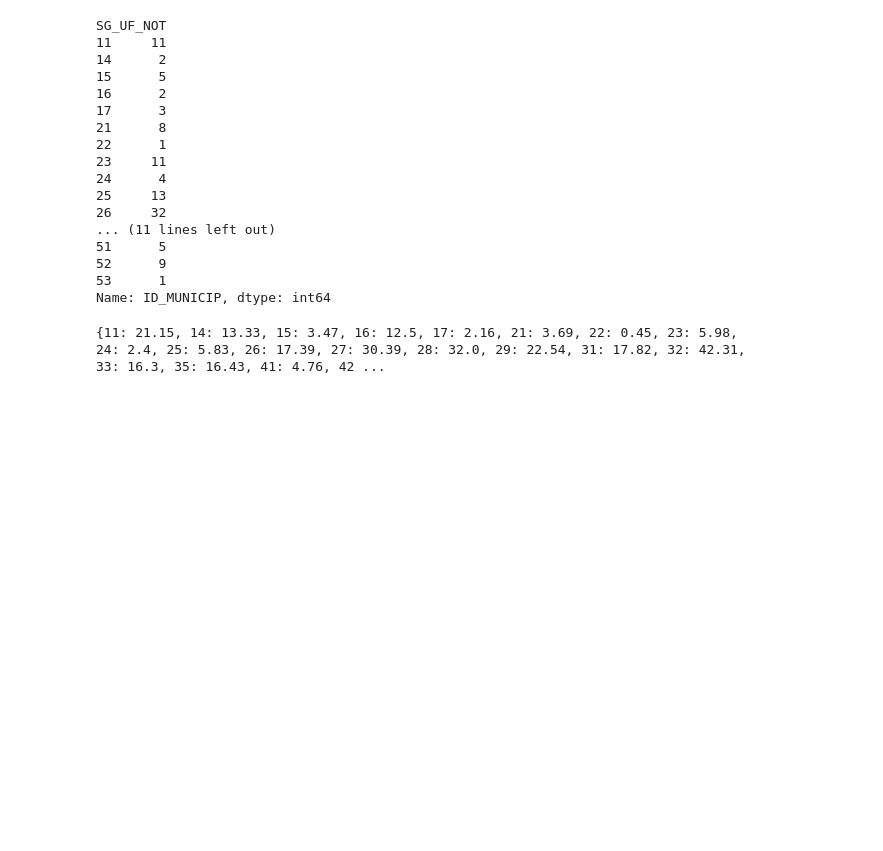
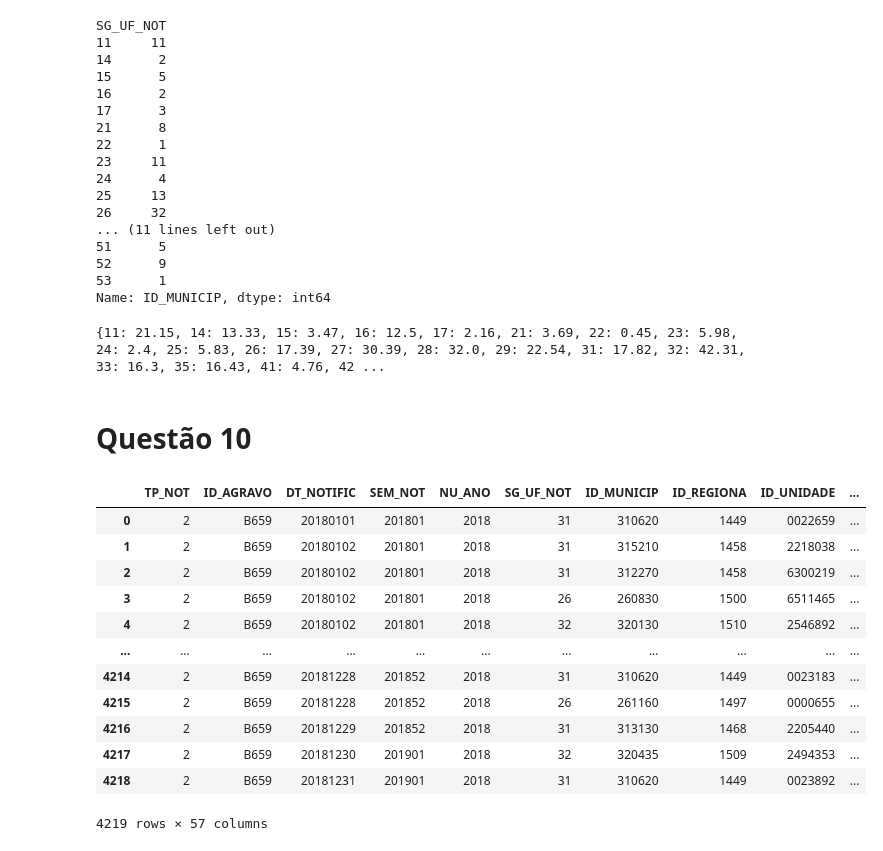
Before and after one commit to kauanmaf/Kauan_e_Pedro_A2_IC, a Jupyter notebook: questoes_pedro.ipynb, the cells around one changed output. Drawn from its saved outputs; the diff is of its cells as text; code cells hidden in the pictures; blank space fills up the shorter version.

Commit message:
Fazendo questão 10

```diff
--- a/questoes_pedro.ipynb
+++ b/questoes_pedro.ipynb
@@ -209,3 +209,28 @@ for estado, cidades_com_casos in cidades_com_casos_por_estado.items():
 print(proporcao)
 # %% [output]
 {11: 21.15, 14: 13.33, 15: 3.47, 16: 12.5, 17: 2.16, 21: 3.69, 22: 0.45, 23: 5.98, 24: 2.4, 25: 5.83, 26: 17.39, 27: 30.39, 28: 32.0, 29: 22.54, 31: 17.82, 32: 42.31, 33: 16.3, 35: 16.43, 41: 4.76, 42 ...
+# %% [markdown]
+# Questão 10
+# %%
+atraso = pd.read_parquet("esquistossomose.parquet")
+atraso["DT_NOTIFICACAO"] = pd.to_datetime(atraso["DT_NOTIFIC"])
+atraso["DT_SINTOMAS"] = pd.to_datetime(atraso["DT_SIN_PRI"])
+atraso["ATRASO_NOT"] = atraso["DT_NOTIFICACAO"] - atraso["DT_SINTOMAS"]
+for i in atraso["ATRASO_NOT"]:
+    i = str(i)
+
+atraso
+# %% [output]
+|  | TP_NOT | ID_AGRAVO | DT_NOTIFIC | SEM_NOT | NU_ANO | SG_UF_NOT | ID_MUNICIP | ID_REGIONA | ID_UNIDADE | ... |
+| 0 | 2 | B659 | 20180101 | 201801 | 2018 | 31 | 310620 | 1449 | 0022659 | ... |
+| 1 | 2 | B659 | 20180102 | 201801 | 2018 | 31 | 315210 | 1458 | 2218038 | ... |
+| 2 | 2 | B659 | 20180102 | 201801 | 2018 | 31 | 312270 | 1458 | 6300219 | ... |
+| 3 | 2 | B659 | 20180102 | 201801 | 2018 | 26 | 260830 | 1500 | 6511465 | ... |
+| 4 | 2 | B659 | 20180102 | 201801 | 2018 | 32 | 320130 | 1510 | 2546892 | ... |
+| ... | ... | ... | ... | ... | ... | ... | ... | ... | ... | ... |
+| 4214 | 2 | B659 | 20181228 | 201852 | 2018 | 31 | 310620 | 1449 | 0023183 | ... |
+| 4215 | 2 | B659 | 20181228 | 201852 | 2018 | 26 | 261160 | 1497 | 0000655 | ... |
+| 4216 | 2 | B659 | 20181229 | 201852 | 2018 | 31 | 313130 | 1468 | 2205440 | ... |
+| 4217 | 2 | B659 | 20181230 | 201901 | 2018 | 32 | 320435 | 1509 | 2494353 | ... |
+| 4218 | 2 | B659 | 20181231 | 201901 | 2018 | 31 | 310620 | 1449 | 0023892 | ... |
+4219 rows × 57 columns
```
Also changed, not shown: parts of 3 cells of this notebook, 1 other file.
